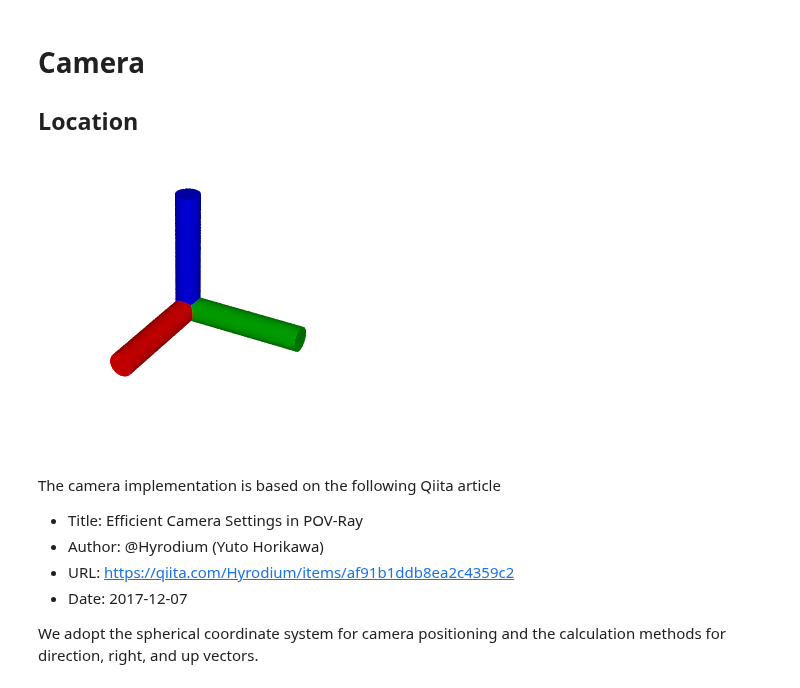
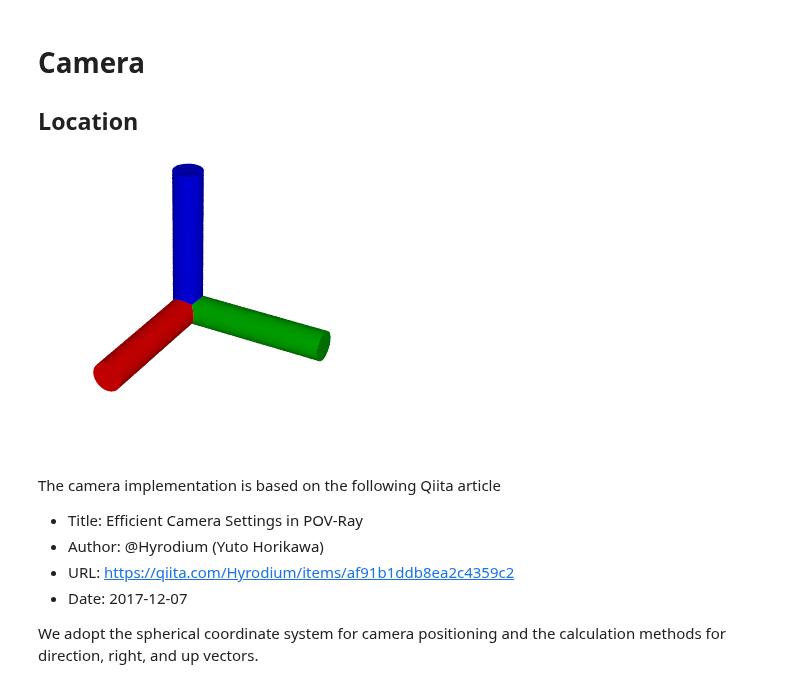
Before and after one commit to daizutabi/fdray, a Jupyter notebook: docs/notebooks/camera/camera.ipynb, the cells around one changed output. Drawn from its saved outputs; the diff is of its cells as text; code cells hidden in the pictures.

Commit message:
Refactor example code in README.md and index.md to use updated Camera and LightSource parameters, and remove outdated examples. Update execution counts in camera notebook for consistency.

```diff
--- a/docs/notebooks/camera/camera.ipynb
+++ b/docs/notebooks/camera/camera.ipynb
@@ -5,15 +5,15 @@
 # %%
 from fdray import *
 
 Scene(
-    Camera(30, 30, view_scale=1.2),
-    LightSource(0, "white"),  # at camera location
+    Camera(longitude=30, latitude=30),
+    LightSource(0, Color("white")),  # at camera location
     Cylinder(0, (1, 0, 0), 0.1, Color("red")),
     Cylinder(0, (0, 1, 0), 0.1, Color("green")),
     Cylinder(0, (0, 0, 1), 0.1, Color("blue")),
 ).render(width=300, height=300)
 # %% [output]
-[figure, old version]
+[figure, new version]
 # %% [markdown]
 The camera implementation is based on the following Qiita article
 
```
Also changed, not shown: parts of 2 cells of this notebook, 2 other files.
